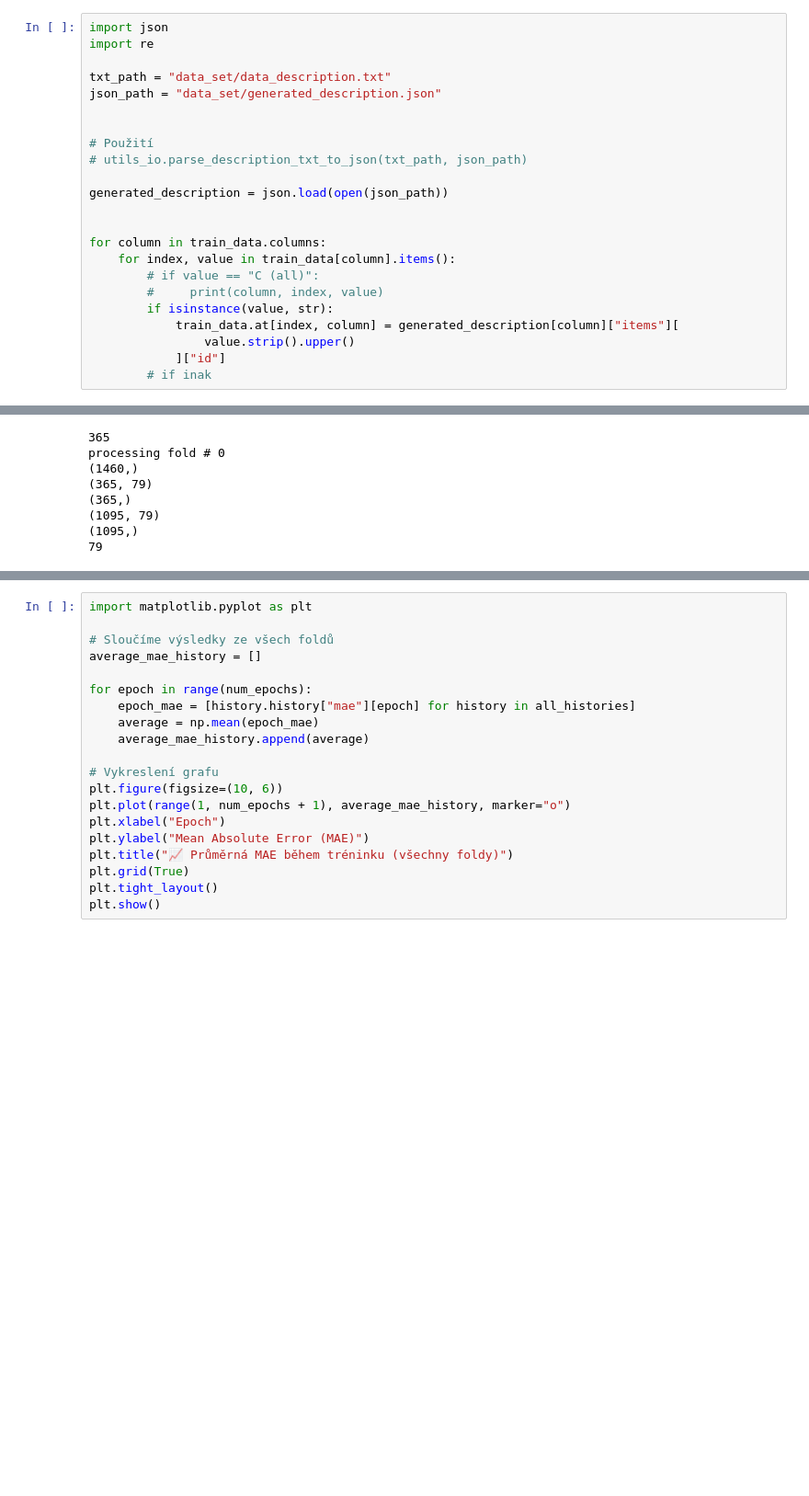
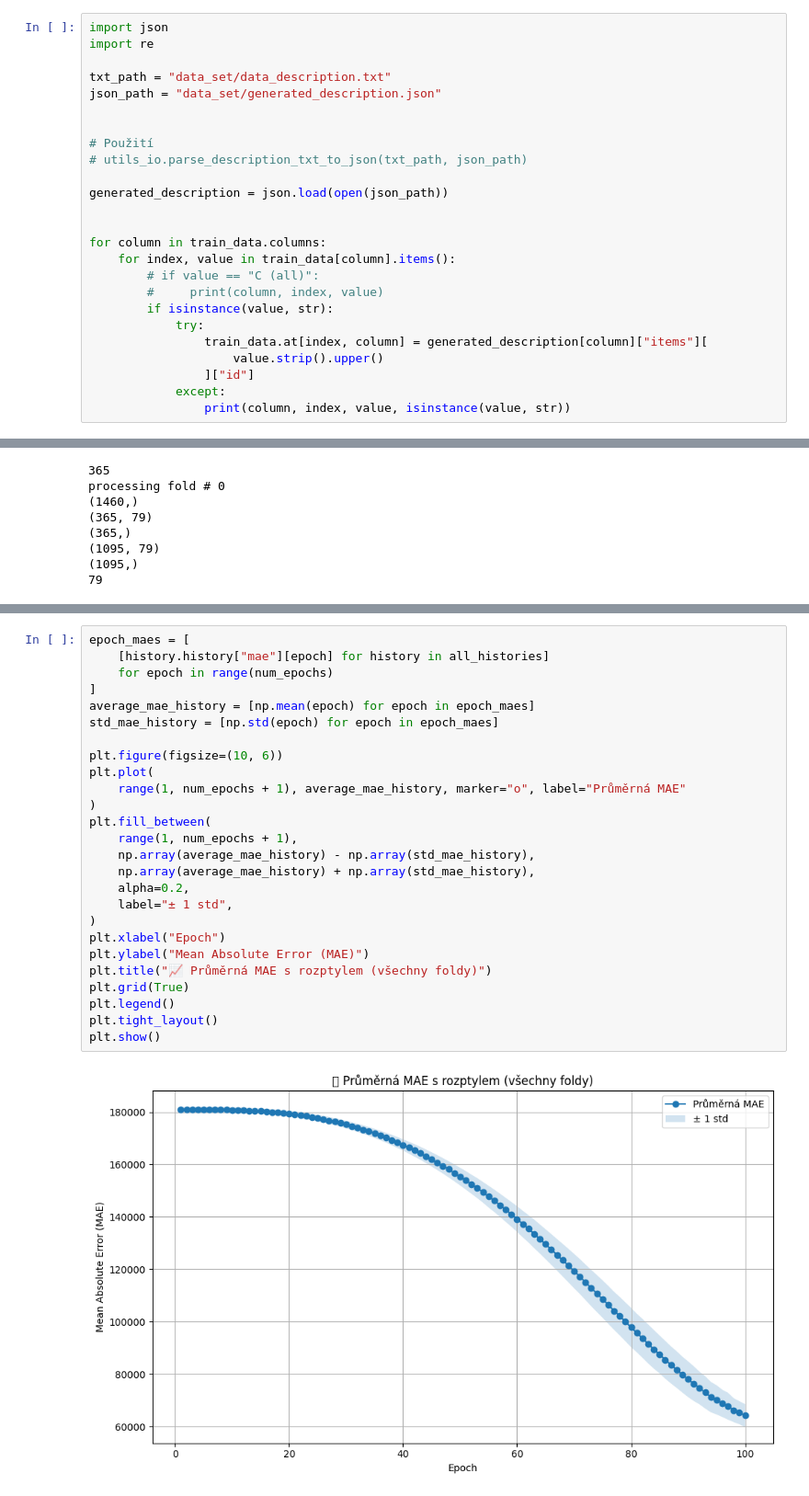
Before and after one commit to svehla-lukas/Kaggle_workShop, a Jupyter notebook: house_prices/data_dev.ipynb, the cells around one changed output, grey strips where cells are left out. Shown: that part at 92% size. Saved outputs shown, nothing was run; the diff lists cells and outputs as text; blank space fills up the shorter version.

```diff
--- a/house_prices/data_dev.ipynb
+++ b/house_prices/data_dev.ipynb
@@ -95,7 +185,9 @@ for column in train_data.columns:
         # if value == "C (all)":
         #     print(column, index, value)
         if isinstance(value, str):
-            train_data.at[index, column] = generated_description[column]["items"][
-                value.strip().upper()
-            ]["id"]
-        # if inak
+            try:
+                train_data.at[index, column] = generated_description[column]["items"][
+                    value.strip().upper()
+                ]["id"]
+            except:
+                print(column, index, value, isinstance(value, str))
@@ -232,20 +390,28 @@ print(f"📈 Průměrná MAE přes {k} foldů: {average:.2f}")
 # %%
-import matplotlib.pyplot as plt
+epoch_maes = [
+    [history.history["mae"][epoch] for history in all_histories]
+    for epoch in range(num_epochs)
+]
+average_mae_history = [np.mean(epoch) for epoch in epoch_maes]
+std_mae_history = [np.std(epoch) for epoch in epoch_maes]
 
-# Sloučíme výsledky ze všech foldů
-average_mae_history = []
-
-for epoch in range(num_epochs):
-    epoch_mae = [history.history["mae"][epoch] for history in all_histories]
-    average = np.mean(epoch_mae)
-    average_mae_history.append(average)
-
-# Vykreslení grafu
 plt.figure(figsize=(10, 6))
-plt.plot(range(1, num_epochs + 1), average_mae_history, marker="o")
+plt.plot(
+    range(1, num_epochs + 1), average_mae_history, marker="o", label="Průměrná MAE"
+)
+plt.fill_between(
+    range(1, num_epochs + 1),
+    np.array(average_mae_history) - np.array(std_mae_history),
+    np.array(average_mae_history) + np.array(std_mae_history),
+    alpha=0.2,
+    label="± 1 std",
+)
 plt.xlabel("Epoch")
 plt.ylabel("Mean Absolute Error (MAE)")
-plt.title("📈 Průměrná MAE během tréninku (všechny foldy)")
+plt.title("📈 Průměrná MAE s rozptylem (všechny foldy)")
 plt.grid(True)
+plt.legend()
 plt.tight_layout()
 plt.show()
+# %% [output]
+[figure, added]
```
Also changed, not shown: parts of 17 cells of this notebook, 4 other files.
